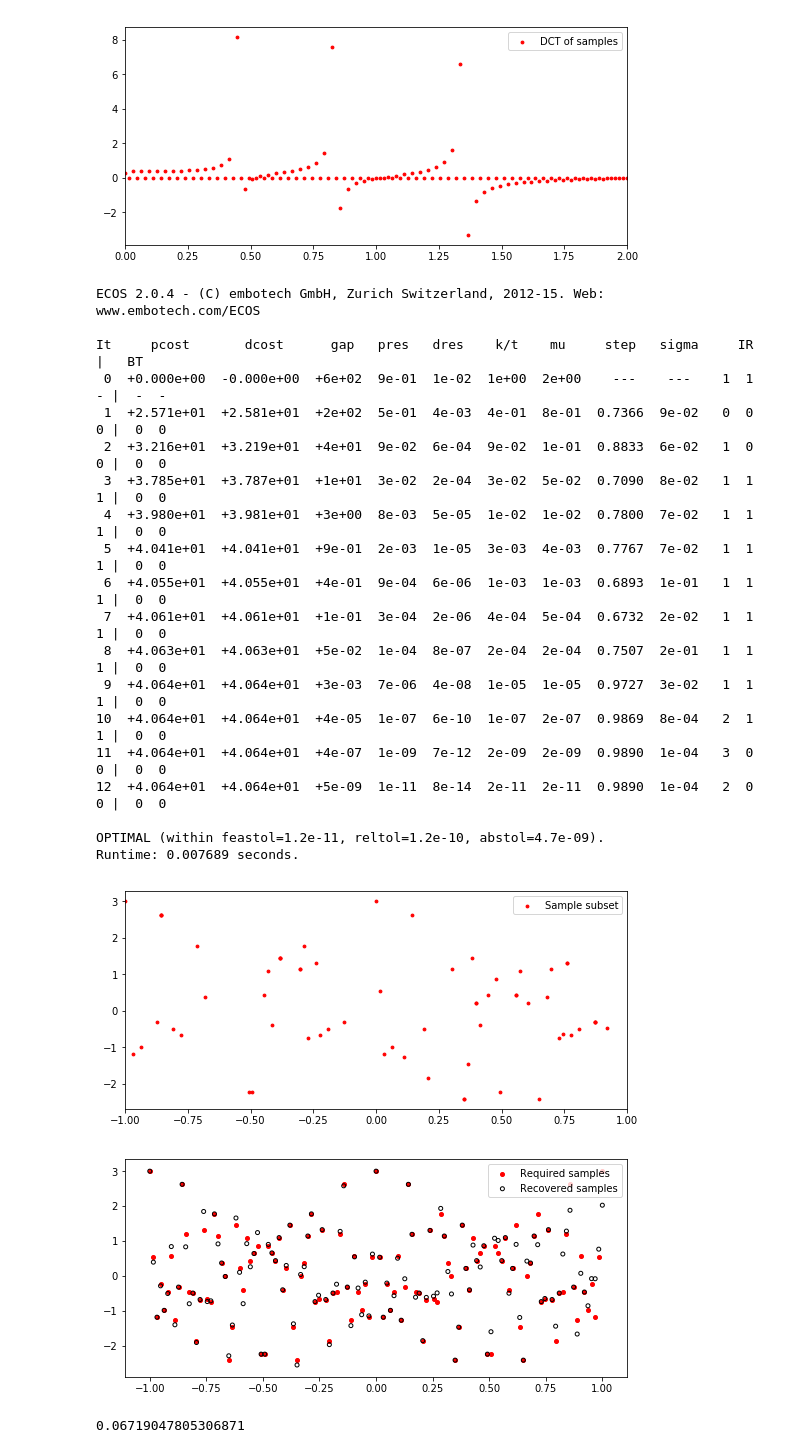
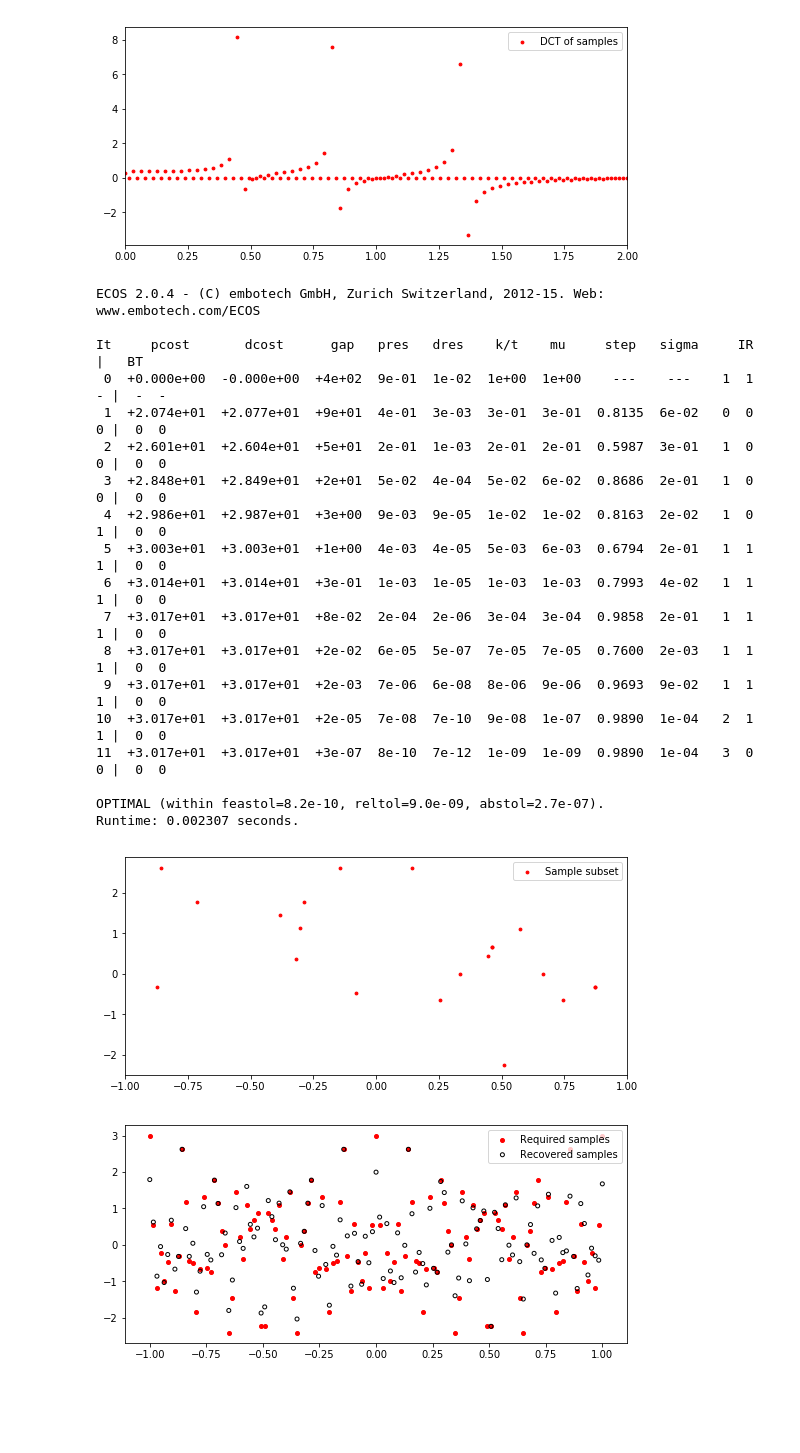
Before and after one commit to jbarkhan/cs_example, a Jupyter notebook: compressive_sensing_example.ipynb, the cells around one changed output. Saved outputs shown, nothing was run; the diff lists cells and outputs as text; code cells hidden in the pictures; blank space fills up the shorter version.

```diff
--- a/compressive_sensing_example.ipynb
+++ b/compressive_sensing_example.ipynb
@@ -164,60 +164,56 @@ plt.show()
 [figure]
 [figure]
 # %%
-# select a random subset of samples, half the amount required for faithful reconstruction
+# select a random subset of samples, less than 20% required for faithful reconstruction
 
-idx = np.random.choice(len(ts), int(len(ts) / 2), replace = 'False')
+idx = np.random.choice(len(ts), int(len(ts) / 6), replace = 'False')
 ts_sub = ts[idx]
 ys_sub = ys[idx]
 
 fig, ax = plt.subplots(1, figsize = (9, 4))
 ax.scatter(ts_sub, ys_sub, color = 'r', s  = 8, zorder = 2)
 ax.set_xlim(t.min(), t.max())
 ax.legend(labels = ['Sample subset'])
 
 # construct sensing matrix
 A = spfft.dct(np.identity(len(ts)), norm = 'ortho', axis = 0)[idx]
 
 # solve l1 norm minimising linear program to recover full set of samples
 ts_sol = cvx.Variable(len(ts))
 objective = cvx.Minimize(cvx.norm(ts_sol, 1))
 constraints = [A*ts_sol == ys_sub]
 prob = cvx.Problem(objective, constraints)
 result = prob.solve(verbose = True)
 
 # move solution from frequency domain to time domain
 cof = np.squeeze(np.array(ts_sol.value))
 ys_sol = spfft.dct(cof, norm = 'ortho')
 
 fig, ax = plt.subplots(1, figsize = (9, 4))
 ax.scatter(ts, ys, color = 'r', s = 16, zorder = 1)
 ax.scatter(ts, ys_sol, color = 'k', s = 16, facecolors = 'none', zorder = 2)
 ax.legend(labels = ['Required samples', 'Recovered samples'])
 
 plt.show()
-
-print(np.square(ys - ys_sol).mean())
 # %% [output]
 ECOS 2.0.4 - (C) embotech GmbH, Zurich Switzerland, 2012-15. Web: www.embotech.com/ECOS
 
 It     pcost       dcost      gap   pres   dres    k/t    mu     step   sigma     IR    |   BT
- 0  +0.000e+00  -0.000e+00  +6e+02  9e-01  1e-02  1e+00  2e+00    ---    ---    1  1  - |  -  -
- 1  +2.571e+01  +2.581e+01  +2e+02  5e-01  4e-03  4e-01  8e-01  0.7366  9e-02   0  0  0 |  0  0
- 2  +3.216e+01  +3.219e+01  +4e+01  9e-02  6e-04  9e-02  1e-01  0.8833  6e-02   1  0  0 |  0  0
- 3  +3.785e+01  +3.787e+01  +1e+01  3e-02  2e-04  3e-02  5e-02  0.7090  8e-02   1  1  1 |  0  0
- 4  +3.980e+01  +3.981e+01  +3e+00  8e-03  5e-05  1e-02  1e-02  0.7800  7e-02   1  1  1 |  0  0
- 5  +4.041e+01  +4.041e+01  +9e-01  2e-03  1e-05  3e-03  4e-03  0.7767  7e-02   1  1  1 |  0  0
- 6  +4.055e+01  +4.055e+01  +4e-01  9e-04  6e-06  1e-03  1e-03  0.6893  1e-01   1  1  1 |  0  0
- 7  +4.061e+01  +4.061e+01  +1e-01  3e-04  2e-06  4e-04  5e-04  0.6732  2e-02   1  1  1 |  0  0
- 8  +4.063e+01  +4.063e+01  +5e-02  1e-04  8e-07  2e-04  2e-04  0.7507  2e-01   1  1  1 |  0  0
- 9  +4.064e+01  +4.064e+01  +3e-03  7e-06  4e-08  1e-05  1e-05  0.9727  3e-02   1  1  1 |  0  0
-10  +4.064e+01  +4.064e+01  +4e-05  1e-07  6e-10  1e-07  2e-07  0.9869  8e-04   2  1  1 |  0  0
-11  +4.064e+01  +4.064e+01  +4e-07  1e-09  7e-12  2e-09  2e-09  0.9890  1e-04   3  0  0 |  0  0
-12  +4.064e+01  +4.064e+01  +5e-09  1e-11  8e-14  2e-11  2e-11  0.9890  1e-04   2  0  0 |  0  0
+ 0  +0.000e+00  -0.000e+00  +4e+02  9e-01  1e-02  1e+00  1e+00    ---    ---    1  1  - |  -  -
+ 1  +2.074e+01  +2.077e+01  +9e+01  4e-01  3e-03  3e-01  3e-01  0.8135  6e-02   0  0  0 |  0  0
+ 2  +2.601e+01  +2.604e+01  +5e+01  2e-01  1e-03  2e-01  2e-01  0.5987  3e-01   1  0  0 |  0  0
+ 3  +2.848e+01  +2.849e+01  +2e+01  5e-02  4e-04  5e-02  6e-02  0.8686  2e-01   1  0  0 |  0  0
+ 4  +2.986e+01  +2.987e+01  +3e+00  9e-03  9e-05  1e-02  1e-02  0.8163  2e-02   1  0  1 |  0  0
+ 5  +3.003e+01  +3.003e+01  +1e+00  4e-03  4e-05  5e-03  6e-03  0.6794  2e-01   1  1  1 |  0  0
+ 6  +3.014e+01  +3.014e+01  +3e-01  1e-03  1e-05  1e-03  1e-03  0.7993  4e-02   1  1  1 |  0  0
+ 7  +3.017e+01  +3.017e+01  +8e-02  2e-04  2e-06  3e-04  3e-04  0.9858  2e-01   1  1  1 |  0  0
+ 8  +3.017e+01  +3.017e+01  +2e-02  6e-05  5e-07  7e-05  7e-05  0.7600  2e-03   1  1  1 |  0  0
+ 9  +3.017e+01  +3.017e+01  +2e-03  7e-06  6e-08  8e-06  9e-06  0.9693  9e-02   1  1  1 |  0  0
+10  +3.017e+01  +3.017e+01  +2e-05  7e-08  7e-10  9e-08  1e-07  0.9890  1e-04   2  1  1 |  0  0
+11  +3.017e+01  +3.017e+01  +3e-07  8e-10  7e-12  1e-09  1e-09  0.9890  1e-04   3  0  0 |  0  0
 
-OPTIMAL (within feastol=1.2e-11, reltol=1.2e-10, abstol=4.7e-09).
-Runtime: 0.007689 seconds.
+OPTIMAL (within feastol=8.2e-10, reltol=9.0e-09, abstol=2.7e-07).
+Runtime: 0.002307 seconds.
-[figure, old version]
+[figure, new version]
-[figure, old version]
+[figure, new version]
-0.06719047805306871
 # %% [markdown]
```
Also changed, not shown: parts of 3 cells of this notebook.
